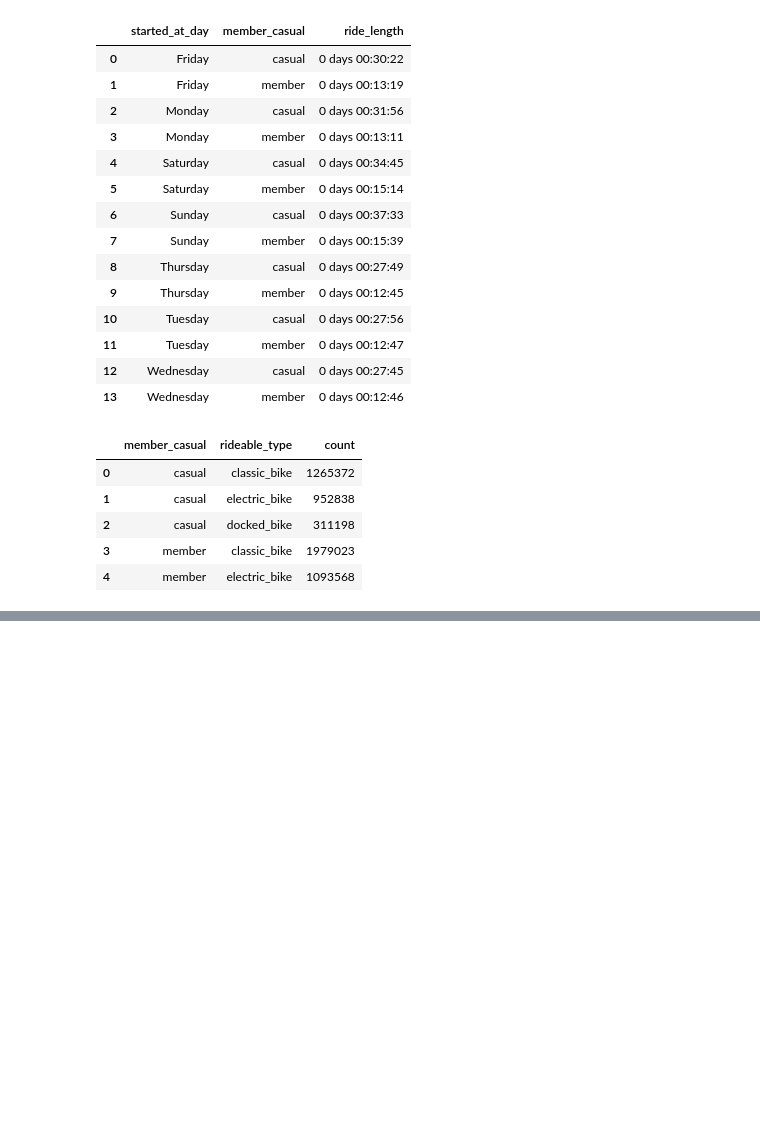
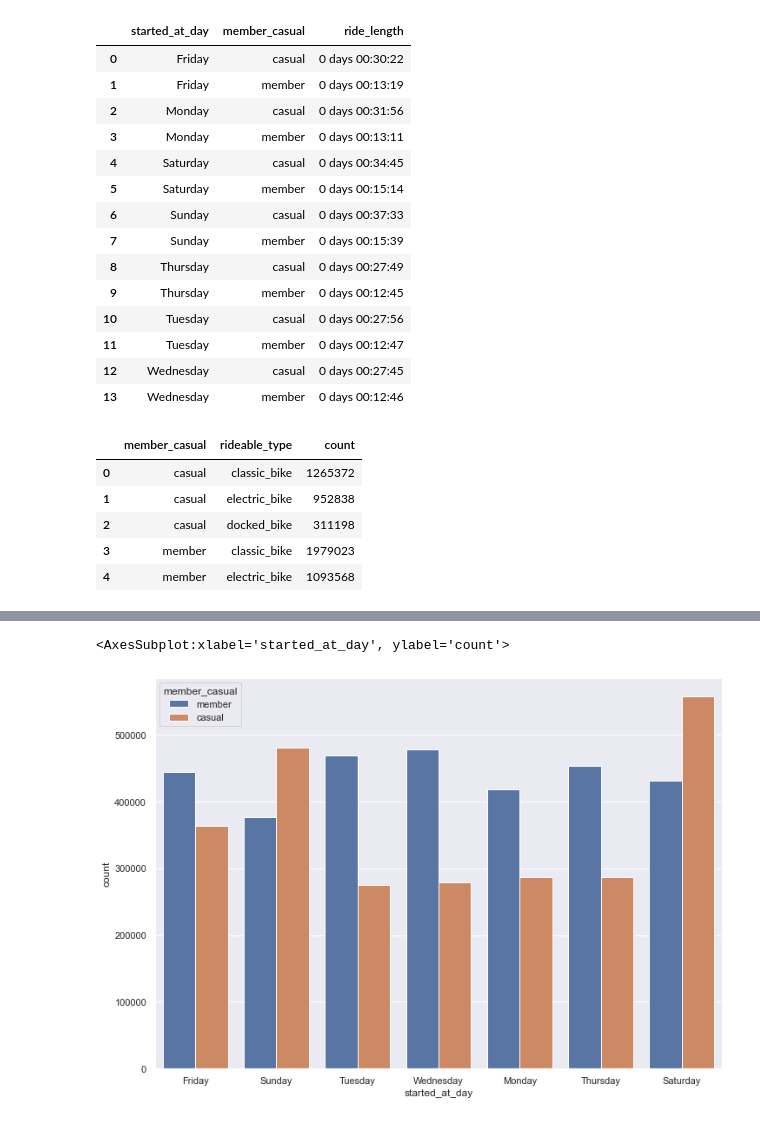
Before and after one commit to ClementVU/Bike-Project, a Jupyter notebook: Bike Project.ipynb, the cells around one changed output, grey strips where cells are left out. Saved outputs shown, nothing was run; the diff lists cells and outputs as text; code cells hidden in the pictures; blank space fills up the shorter version.

Commit message:
add plots

```diff
--- a/Bike Project.ipynb
+++ b/Bike Project.ipynb
@@ -383,0 +381,7 @@ SyntaxError: iterable argument unpacking follows keyword argument unpacking (143
+# %%
+# Count of rides group by days of the week and type of member (casual or member)
+sns.set(rc={'figure.figsize':(11.7,8.27)})
+sns.countplot(x="started_at_day", hue="member_casual", data=merged_df)
+# %% [output]
+<AxesSubplot:xlabel='started_at_day', ylabel='count'>
+[figure, added]
```
Also changed, not shown: parts of 10 cells of this notebook.
